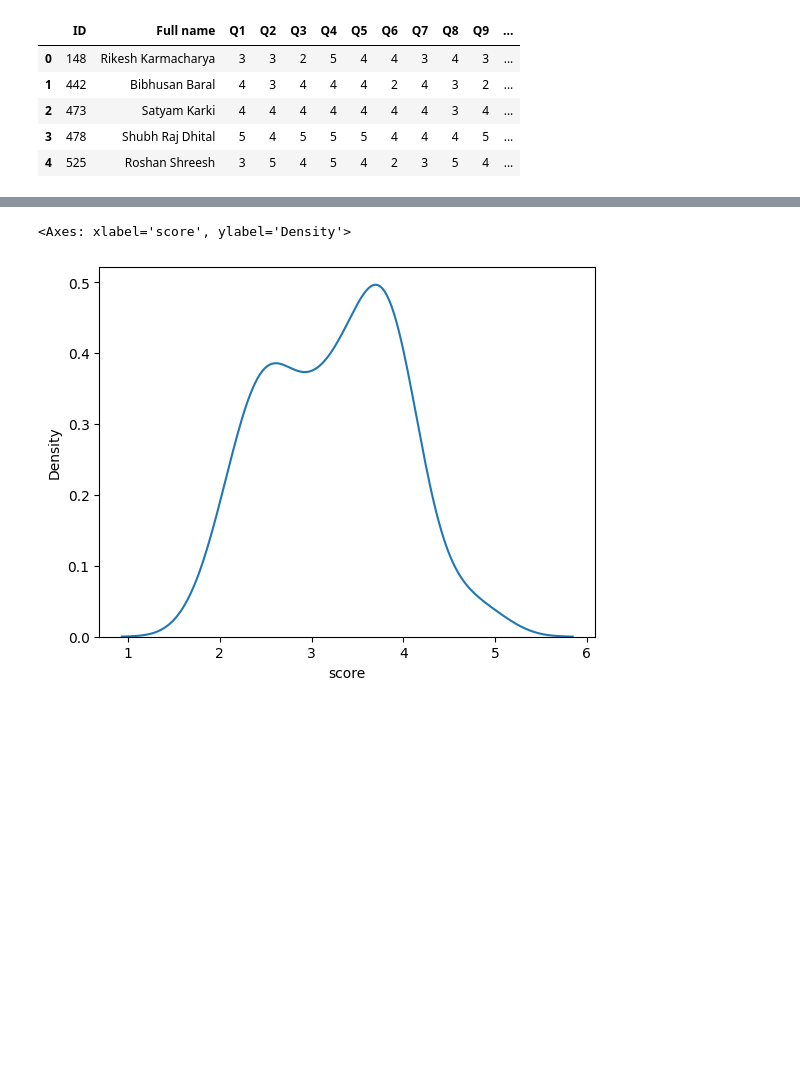
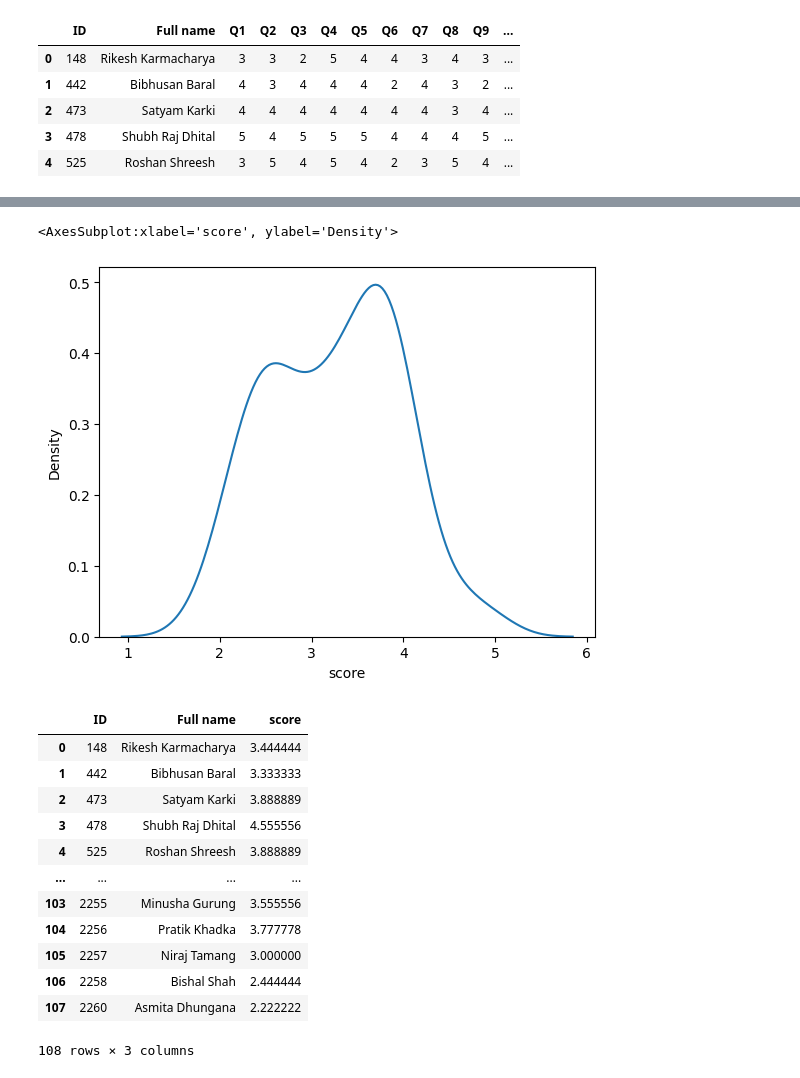
Before and after one commit to Anonymous719/Vark-notebooks, a Jupyter notebook: notebooks/elf.ipynb, the cells around one changed output, grey strips where cells are left out. Saved outputs shown, nothing was run; the diff lists cells and outputs as text; code cells hidden in the pictures; blank space fills up the shorter version.

```diff
--- a/notebooks/elf.ipynb
+++ b/notebooks/elf.ipynb
@@ -1,7 +1,7 @@
 # %%
 import pandas as pd
 # %%
-df=pd.read_csv("Usability_Testing_of_KU_elf_system_elf_ku_edu_np_ (1).csv")
+df=pd.read_csv("../survey/Usability_Testing_of_KU_elf_system_elf_ku_edu_np_ (1).csv")
 df.head()
 # %% [output]
 |  | Response | Submitted on: | Institution | Department | Course | Group | ID | Full name | Username | ... |
@@ -70,5 +70,22 @@ sns.kdeplot(df['score'],label="Density")
 # %%
 sns.kdeplot(df['score'],label="Density")
 # %% [output]
-<Axes: xlabel='score', ylabel='Density'>
+<AxesSubplot:xlabel='score', ylabel='Density'>
 [figure]
+# %%
+modified_df = df[['ID','Full name','score']]
+modified_df
+# %% [output]
+|  | ID | Full name | score |
+| 0 | 148 | Rikesh Karmacharya | 3.444444 |
+| 1 | 442 | Bibhusan Baral | 3.333333 |
+| 2 | 473 | Satyam Karki | 3.888889 |
+| 3 | 478 | Shubh Raj Dhital | 4.555556 |
+| 4 | 525 | Roshan Shreesh | 3.888889 |
+| ... | ... | ... | ... |
+| 103 | 2255 | Minusha Gurung | 3.555556 |
+| 104 | 2256 | Pratik Khadka | 3.777778 |
+| 105 | 2257 | Niraj Tamang | 3.000000 |
+| 106 | 2258 | Bishal Shah | 2.444444 |
+| 107 | 2260 | Asmita Dhungana | 2.222222 |
+108 rows × 3 columns
```
Also changed, not shown: parts of 2 cells of this notebook, 8 other files.
